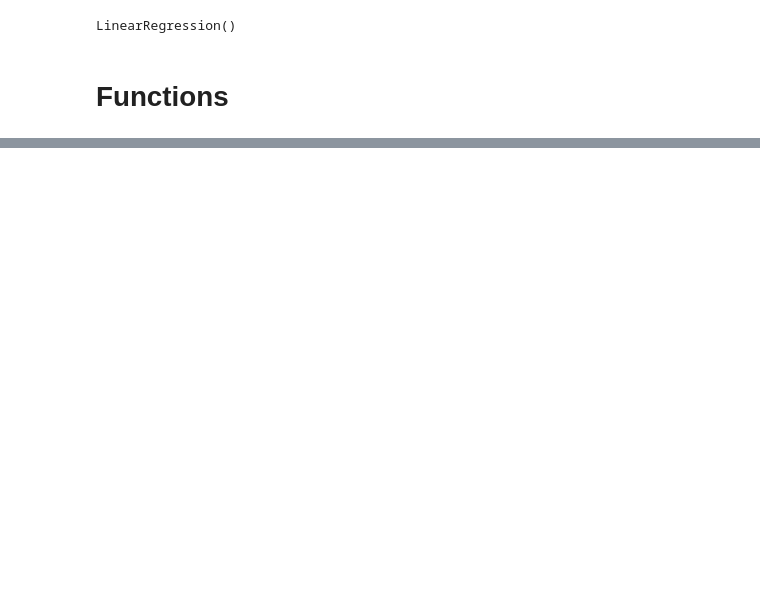
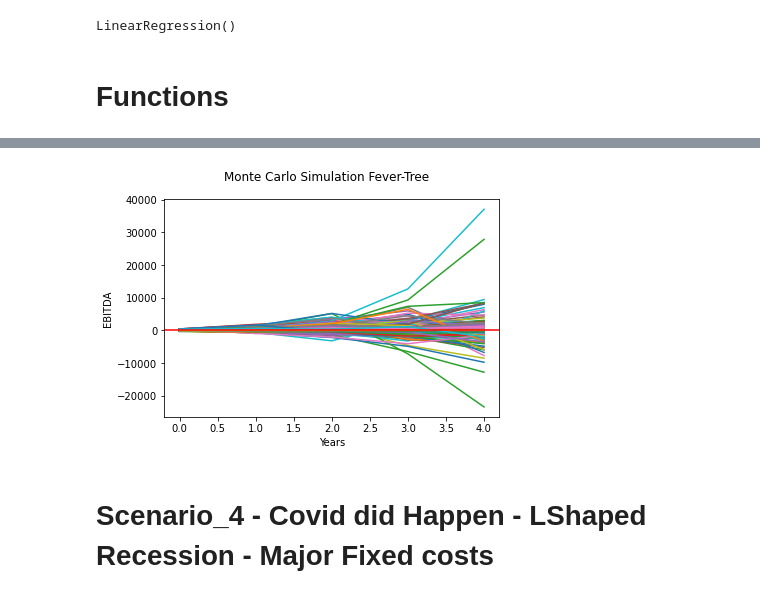
Before and after one commit to StamatisTiniakos/Monte-Carlo-Simulation, a Jupyter notebook: monte_carlo_simulation.ipynb, the cells around one changed output, grey strips where cells are left out. Saved outputs shown, nothing was run; the diff lists cells and outputs as text; code cells hidden in the pictures; blank space fills up the shorter version.

```diff
--- a/monte_carlo_simulation.ipynb
+++ b/monte_carlo_simulation.ipynb
@@ -183,0 +202,13 @@ createPlot(simulation_df)
+# %%
+# standard deviation of gdp growth and inflation
+gdp_std = df_fct['%gdp_growth_fct_ls'].std()
+inf_std = df_fct['%inflation_fct_ls'].std()
+#mean of gdp and inflation
+gdp_mean = df_fct['%gdp_growth_fct_ls'].mean()
+inf_mean = df_fct['%inflation_fct_ls'].mean()
+#last reported revenue in millions
+last_revenue  = 260.5
+#EBITDA as % of revenue
+ebitda_pct = 0.3152
+#last EBITDA
+last_ebitda = 77.00
@@ -183,0 +219,2 @@ createPlot(simulation_df)
+# %%
+simulation_df_sc3 = monteCarloDataframe(num_simulations,num_years,gdp_mean,gdp_std,inf_mean,inf_std,gdp_coef,inf_coef,last_revenue,ebitda_pct)
@@ -183,0 +232,6 @@ createPlot(simulation_df)
+# %%
+createPlot(simulation_df_sc3)
+# %% [output]
+[figure, added]
+# %% [markdown]
+# Scenario_4 - Covid did Happen - LShaped Recession - Major Fixed costs
```
Also changed, not shown: parts of 59 cells of this notebook, 3 other files.
